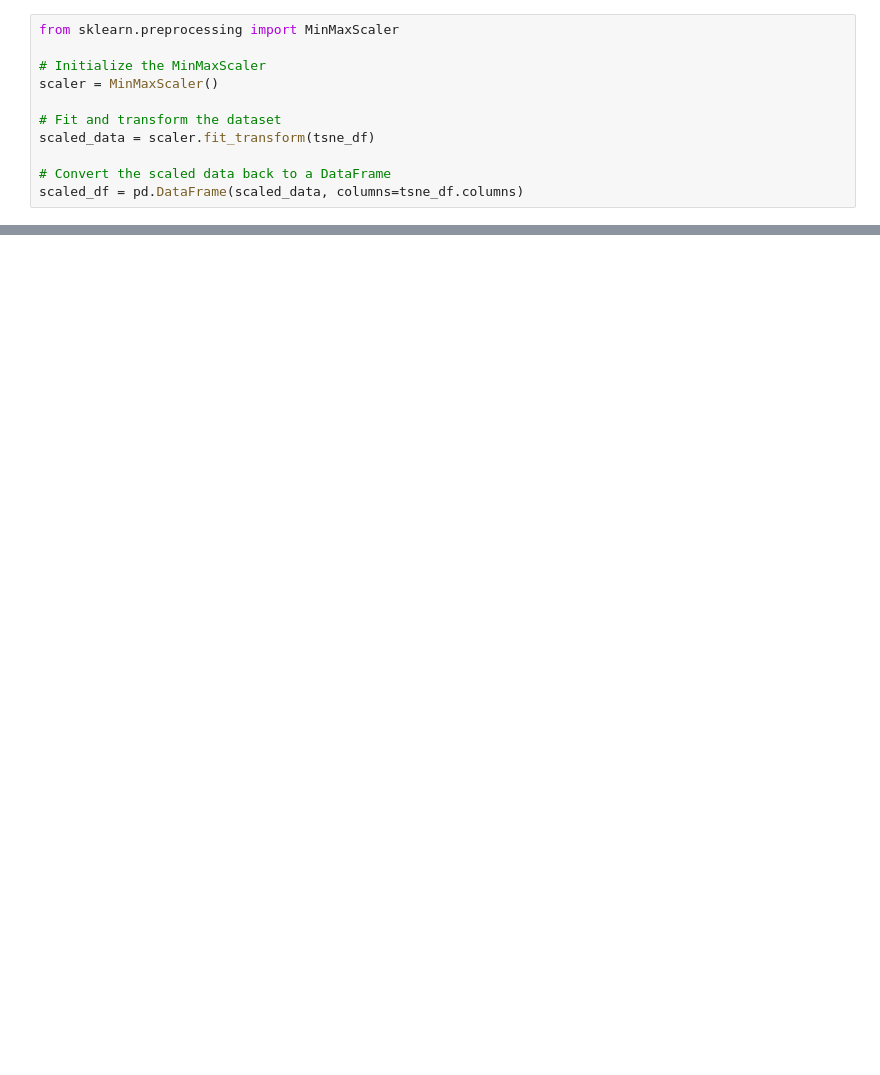
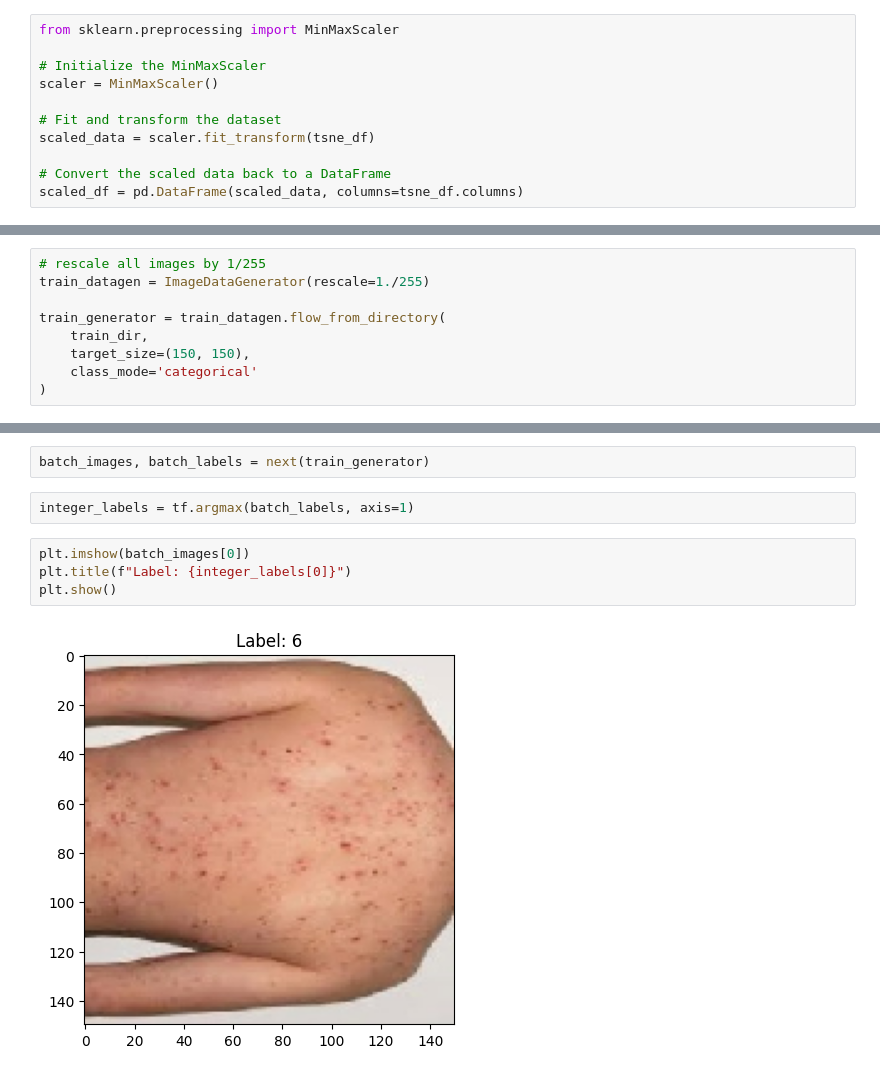
Before and after one commit to Awais-Anwer/semester-project, a Jupyter notebook: Skin_Disease.ipynb, the cells around one changed output, grey strips where cells are left out. Saved outputs shown, nothing was run; the diff lists cells and outputs as text; blank space fills up the shorter version.

```diff
--- a/Skin_Disease.ipynb
+++ b/Skin_Disease.ipynb
@@ -278,0 +347,9 @@ plt.show()
+# %%
+# rescale all images by 1/255
+train_datagen = ImageDataGenerator(rescale=1./255)
+
+train_generator = train_datagen.flow_from_directory(
+    train_dir,
+    target_size=(150, 150),
+    class_mode='categorical'
+)
@@ -278,0 +366,10 @@ plt.show()
+# %%
+batch_images, batch_labels = next(train_generator)
+# %%
+integer_labels = tf.argmax(batch_labels, axis=1)
+# %%
+plt.imshow(batch_images[0])
+plt.title(f"Label: {integer_labels[0]}")
+plt.show()
+# %% [output]
+[figure, added]
```
Also changed, not shown: parts of 30 cells of this notebook.
